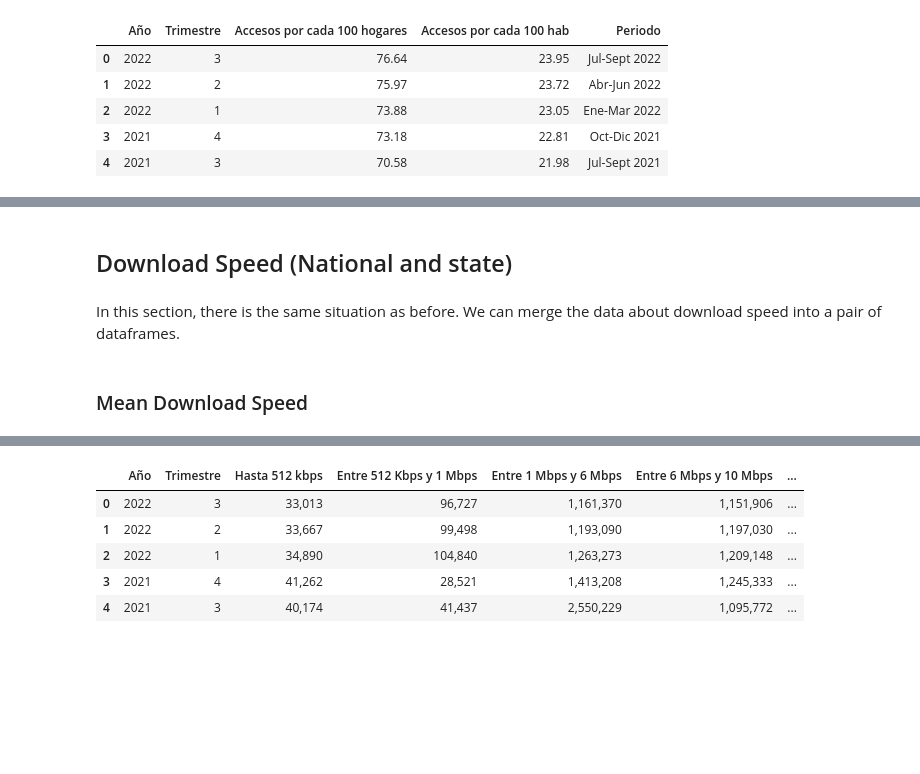
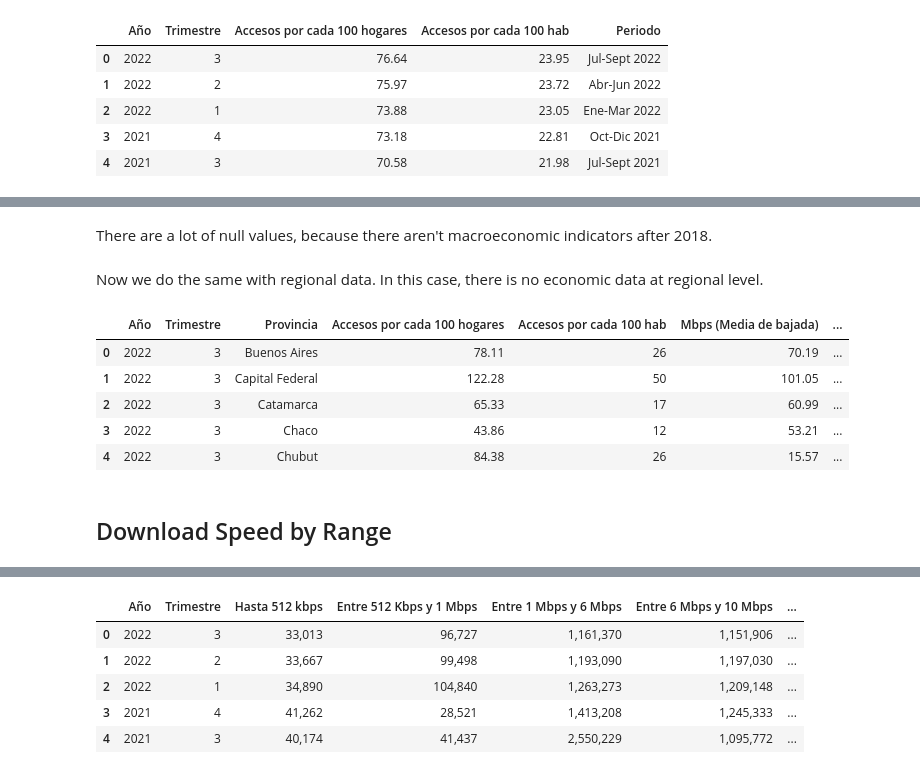
Before and after one commit to cristhianc001/Argentinian-Internet-Usage, a Jupyter notebook: notebooks/2. Data_Wrangling.ipynb, the cells around one changed output, grey strips where cells are left out. Saved outputs shown, nothing was run; the diff lists cells and outputs as text; code cells hidden in the pictures; blank space fills up the shorter version.

```diff
--- a/notebooks/2. Data_Wrangling.ipynb
+++ b/notebooks/2. Data_Wrangling.ipynb
@@ -89,0 +111,2 @@ penetracion_nacional_internet_fijo_df = penetracion_nacional_internet_fijo_df.dr
+# %% [markdown]
+There are a lot of null values, because there aren't macroeconomic indicators after 2018.
@@ -91,0 +117,15 @@ penetracion_regional_internet_fijo_df.to_csv('../datasets/penetracion_regional_i
+# %% [markdown]
+Now we do the same with regional data. In this case, there is no economic data at regional level.
+# %%
+general_provincia = penetracion_regional_internet_fijo_df \
+.merge(velocidad_media_bajada_internet_por_provincia_df, how="left", on=["Año", "Trimestre", "Provincia"]) \
+.merge(accesos_banda_ancha_banda_angosta_por_provincia_df, how="left", on=["Año", "Trimestre", "Provincia"])
+
+general_provincia.head()
+# %% [output]
+|  | Año | Trimestre | Provincia | Accesos por cada 100 hogares | Accesos por cada 100 hab | Mbps (Media de bajada) | ... |
+| 0 | 2022 | 3 | Buenos Aires | 78.11 | 26 | 70.19 | ... |
+| 1 | 2022 | 3 | Capital Federal | 122.28 | 50 | 101.05 | ... |
+| 2 | 2022 | 3 | Catamarca | 65.33 | 17 | 60.99 | ... |
+| 3 | 2022 | 3 | Chaco | 43.86 | 12 | 53.21 | ... |
+| 4 | 2022 | 3 | Chubut | 84.38 | 26 | 15.57 | ... |
@@ -94,6 +136,2 @@ penetracion_nacional_internet_fijo_df.to_csv('../datasets/penetracion_nacional_i
 # %% [markdown]
-## Download Speed (National and state)
+## Download Speed by Range
-# %% [markdown]
-In this section, there is the same situation as before. We can merge the data about download speed into a pair of dataframes.
-# %% [markdown]
-### Mean Download Speed
```
Also changed, not shown: parts of 35 cells of this notebook, 12 other files.
